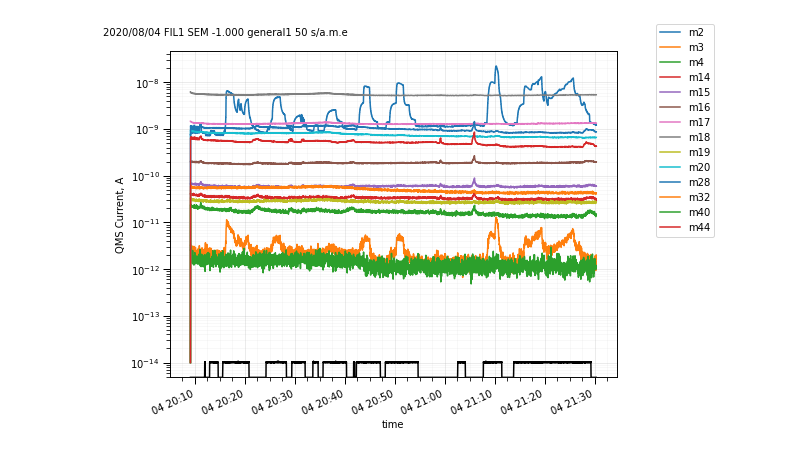
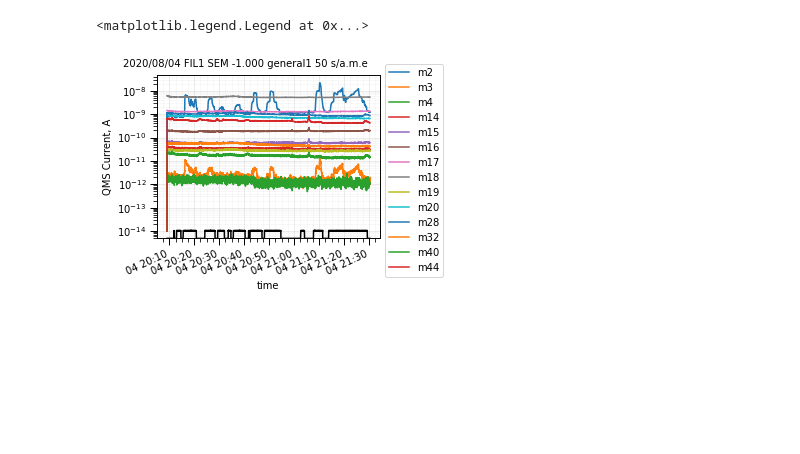
Before and after one commit to queezz/aklab, a Jupyter notebook: read_example.ipynb, the cells around one changed output. Drawn from its saved outputs; the diff is of its cells as text; code cells hidden in the pictures; blank space fills up the shorter version.

Commit message:
QMS.plot() updated size and trig color

```diff
--- a/read_example.ipynb
+++ b/read_example.ipynb
@@ -4,6 +4,2 @@ from aklab.qulee import QMS
 #qms = QMS('./data/S1_200805_212915.CSV')
 qms = QMS('./data/S1_200804_200905.CSV')
-# %%
-qms.plot()
-# %% [output]
-[figure, removed]
@@ -9,0 +9,7 @@ qms.plot()
+# %%
+qms.plot(figsize=[4,3])
+axs = plt.gcf().get_axes()
+axs[0].legend(bbox_to_anchor=(1,1.1))
+# %% [output]
+<matplotlib.legend.Legend at 0x...>
+[figure, added]
```
Also changed, not shown: parts of 3 cells of this notebook, 2 other files.
